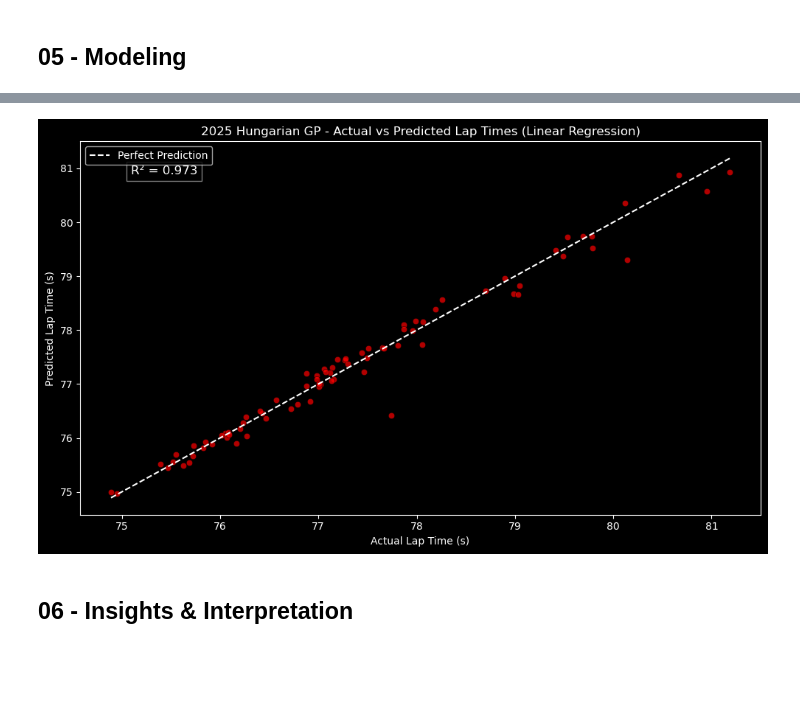
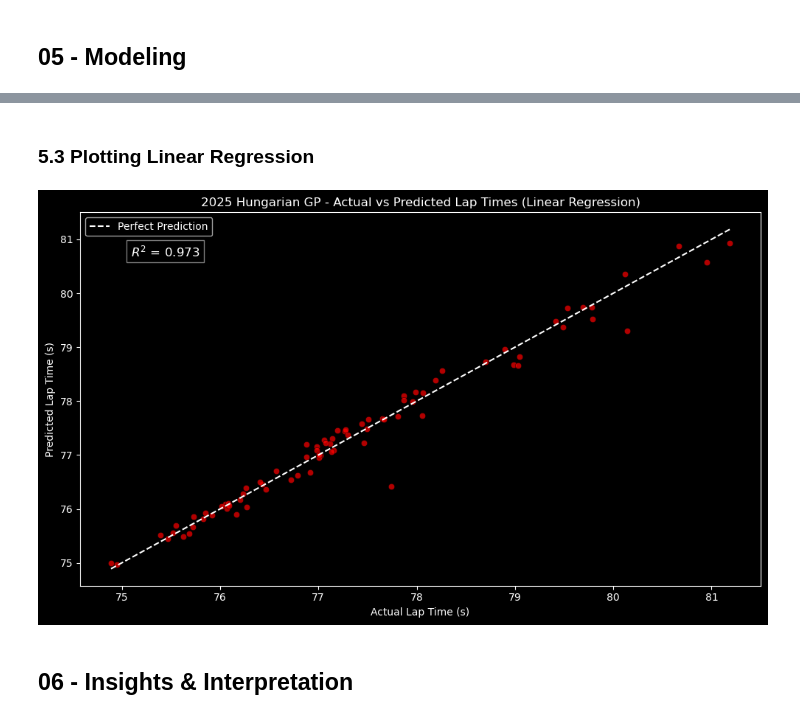
Before and after one commit to hai-henry/f1-midlap-predictor, a Jupyter notebook: notebooks/midlap-predictor.ipynb, the cells around one changed output, grey strips where cells are left out. Drawn from its saved outputs; the diff is of its cells as text; code cells hidden in the pictures; blank space fills up the shorter version.

```diff
--- a/notebooks/midlap-predictor.ipynb
+++ b/notebooks/midlap-predictor.ipynb
@@ -730,42 +740,37 @@ R-squared (R²): 0.9731199500769443
+# %% [markdown]
+### 5.3 Plotting Linear Regression
 # %%
 plt.figure(figsize=(10, 6))
 
-sns.scatterplot(
-    x=y_test,
-    y=y_pred,
-    color='red',
-    alpha=0.7,
-    edgecolor='black'
-)
+sns.scatterplot(x=y_test, y=y_pred, color="red", alpha=0.7, edgecolor="black")
 
 # Add 45° perfect prediction line
 plt.plot(
     [y_test.min(), y_test.max()],
     [y_test.min(), y_test.max()],
-    linestyle='--', color='white',
-    label='Perfect Prediction'
+    linestyle="--",
+    color="white",
+    label="Perfect Prediction",
 )
 
-# Labels & Title
-plt.xlabel('Actual Lap Time (s)')
-plt.ylabel('Predicted Lap Time (s)')
-plt.title('2025 Hungarian GP - Actual vs Predicted Lap Times (Linear Regression)')
+plt.xlabel("Actual Lap Time (s)")
+plt.ylabel("Predicted Lap Time (s)")
+plt.title("2025 Hungarian GP - Actual vs Predicted Lap Times (Linear Regression)")
 
-# Add R² text (NOT in legend)
+# R-squared value on plot
 plt.text(
     x=y_test.min() + 0.2,
-    y=y_test.max() - 0.3,
-    s=f"R² = {rsq:.3f}",
+    y=y_test.max() - 0.5,
+    s=f"$R^2$ = {rsq:.3f}",
     fontsize=12,
-    bbox=dict(facecolor='black', alpha=0.5, edgecolor='white')
+    bbox=dict(facecolor="black", alpha=0.5, edgecolor="white"),
 )
 
-# Show legend (only for the line)
-plt.legend(loc='upper left')
+plt.legend()
 plt.tight_layout()
 plt.show()
 # %% [output]
-[figure, old version]
+[figure, new version]
 # %% [markdown]
 ## 06 - Insights & Interpretation
 # %% [markdown]
```
Also changed, not shown: parts of 6 cells of this notebook.
